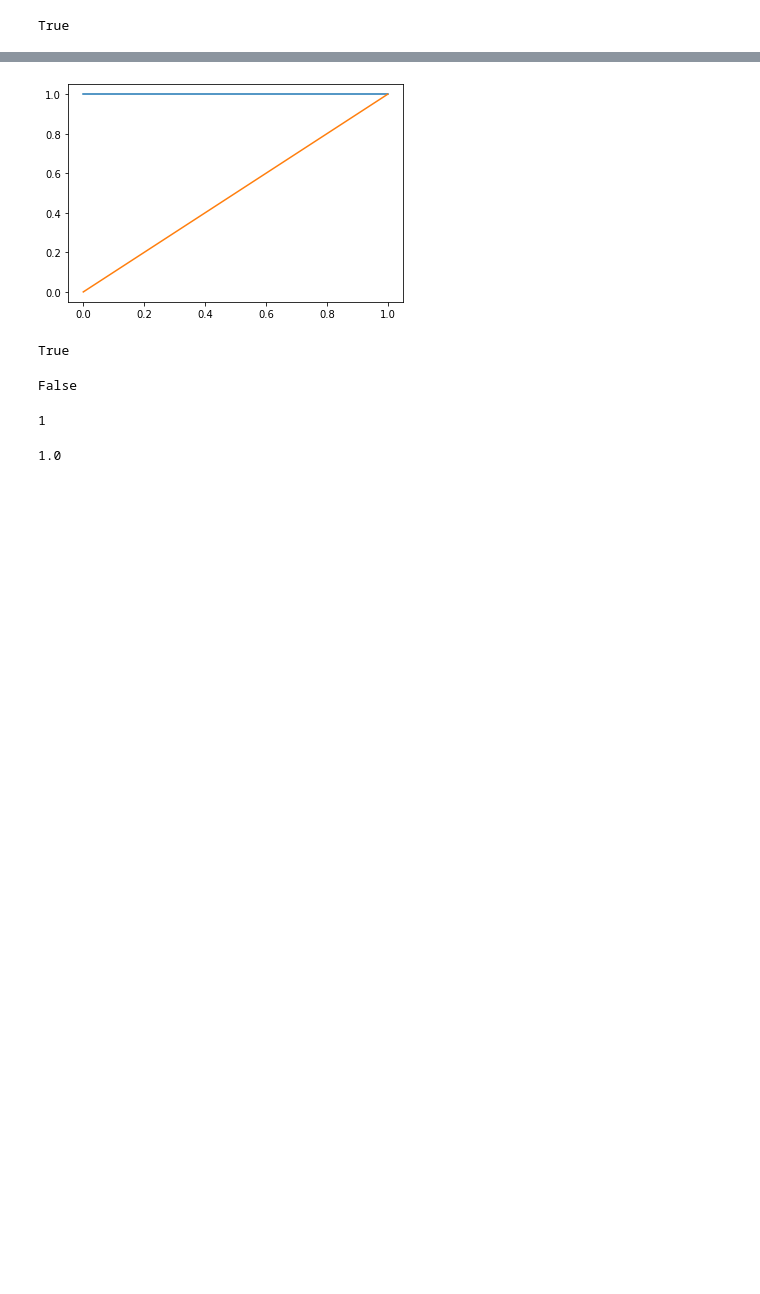
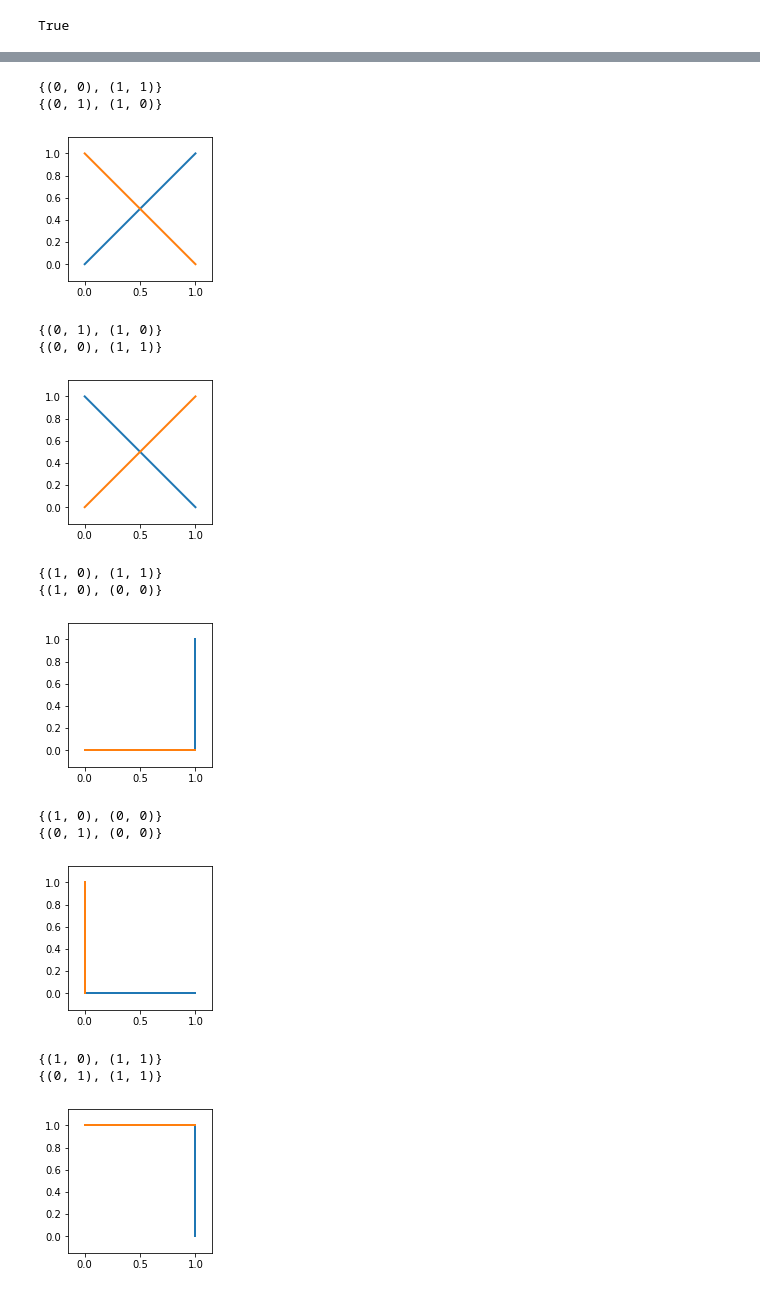
Before and after one commit to sherna90/matematicas_discretas, a Jupyter notebook: 1.-relaciones.ipynb, the cells around one changed output, grey strips where cells are left out. Saved outputs shown, nothing was run; the diff lists cells and outputs as text; code cells hidden in the pictures; blank space fills up the shorter version.

```diff
--- a/1.-relaciones.ipynb
+++ b/1.-relaciones.ipynb
@@ -46,6 +46,8 @@ True
     1. Extender el producto cartesiano de dos conjuntos hacia 3 conjuntos
     2. Extender las funciones para chequear relaciones binarias a 3-arias
 # %%
+import math
+
 class Line:
     def __init__(self, _p1, _p2):
         self.points = {_p1,_p2}
@@ -63,9 +65,7 @@ class Line:
         p1=list(self.points)[0]
         p2=list(self.points)[1]
         if (p2[0]-p1[0])==0:
-            return 0
-        elif (p2[1]-p1[1])==0:
-            return 1
+            return math.inf
         else:
             return (p2[1]-p1[1])/(p2[0]-p1[0])
 
@@ -77,10 +77,12 @@ class Line:
     def is_orthogonal(self,other):
         m1=self.slope()
         m2=other.slope()
-        if m1!=m2:
-            return m1*m2==-1.
+        if (m1==math.inf and m2==0):
+            return True
+        elif (m2==math.inf and m1==0):
+            return True
         else:
-            return False
+            return m1*m2==-1
 
     def is_parallel(self,other):
         m1=self.slope()
@@ -204,0 +181,2 @@ parallel
+# %%
+perpendicular={(l1,l2) for l1 in lines for l2 in lines if l1.is_orthogonal(l2)}
@@ -205,28 +187,35 @@ parallel
 # %%
-l1=Line((0, 1), (1, 1))
-l2=Line((0, 0), (1, 1))
-p1=list(l1.points)[0]
-p2=list(l1.points)[1]
-plt.plot([p1[0],p2[0]],[p1[1],p2[1]])
-p3=list(l2.points)[0]
-p4=list(l2.points)[1]
-plt.plot([p3[0],p4[0]],[p3[1],p4[1]])
-plt.show()
+import matplotlib.pyplot as plt
+
+def plot_lines(l1,l2):
+    plt.figure(figsize=(2,2))
+    plt.axes([0, 0, 1,1])
+    p1=list(l1.points)[0]
+    p2=list(l1.points)[1]
+    plt.plot([p1[0],p2[0]],[p1[1],p2[1]],linewidth=2)
+    p3=list(l2.points)[0]
+    p4=list(l2.points)[1]
+    plt.plot([p3[0],p4[0]],[p3[1],p4[1]],linewidth=2)
+    plt.axis([-0.15, 1.15, -0.15, 1.15])
+    plt.show()
-# %% [output]
-[figure, removed]
-# %%
-l1.is_parallel(l2)
-# %% [output]
-True
-# %%
-l1.is_orthogonal(l2)
-# %% [output]
-False
-# %%
-l1.slope()
-# %% [output]
-1
-# %%
-l2.slope()
-# %% [output]
-1.0
+# %%
+for r in perpendicular:
+    print(r[0])
+    print(r[1])
+    plot_lines(r[0],r[1])
+# %% [output]
+{(0, 0), (1, 1)}
+{(0, 1), (1, 0)}
+[figure, added]
+{(0, 1), (1, 0)}
+{(0, 0), (1, 1)}
+[figure, added]
+{(1, 0), (1, 1)}
+{(1, 0), (0, 0)}
+[figure, added]
+{(1, 0), (0, 0)}
+{(0, 1), (0, 0)}
+[figure, added]
+{(1, 0), (1, 1)}
+{(0, 1), (1, 1)}
+[figure, added]
```
Also changed, not shown: parts of 10 cells of this notebook, 33 other files.
